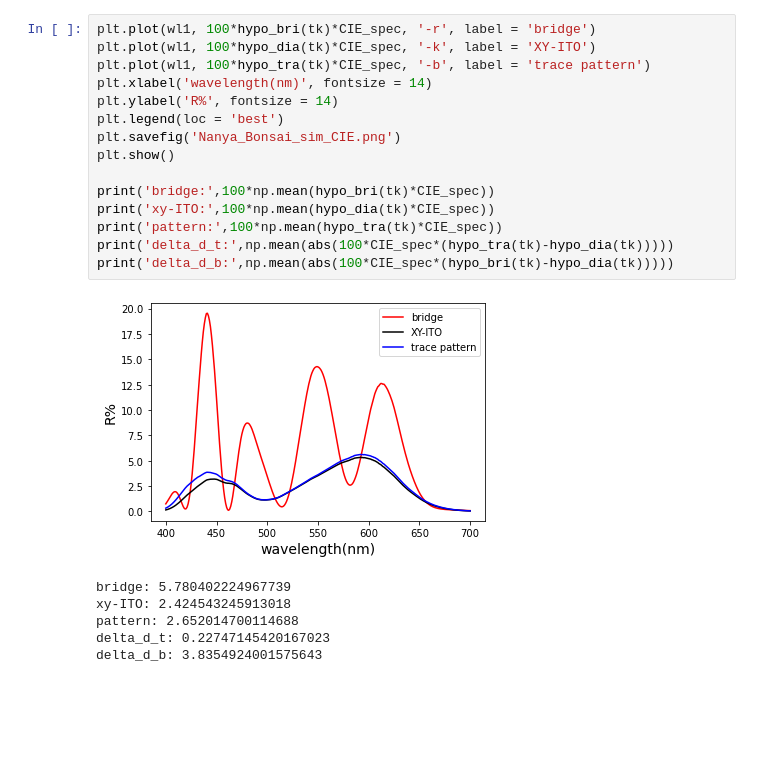
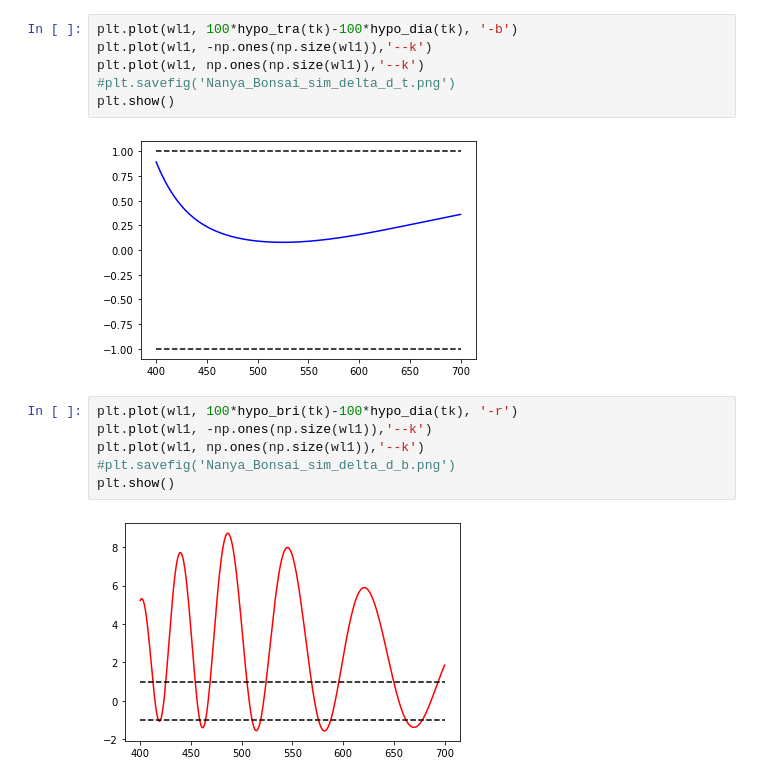
Before and after one commit to Yoway1994/ThinFilm, a Jupyter notebook: Nanya_Bonsai_simulation.ipynb, the cells around one changed output. Saved outputs shown, nothing was run; the diff lists cells and outputs as text; blank space fills up the shorter version.

```diff
--- a/Nanya_Bonsai_simulation.ipynb
+++ b/Nanya_Bonsai_simulation.ipynb
@@ -74,22 +70,16 @@ delta_d_b: 3.0910121043586583
-# %%
-plt.plot(wl1, 100*hypo_bri(tk)*CIE_spec, '-r', label = 'bridge')
-plt.plot(wl1, 100*hypo_dia(tk)*CIE_spec, '-k', label = 'XY-ITO')
-plt.plot(wl1, 100*hypo_tra(tk)*CIE_spec, '-b', label = 'trace pattern')
-plt.xlabel('wavelength(nm)', fontsize = 14)
-plt.ylabel('R%', fontsize = 14)
-plt.legend(loc = 'best')
-plt.savefig('Nanya_Bonsai_sim_CIE.png')
-plt.show()
-
-print('bridge:',100*np.mean(hypo_bri(tk)*CIE_spec))
-print('xy-ITO:',100*np.mean(hypo_dia(tk)*CIE_spec))
-print('pattern:',100*np.mean(hypo_tra(tk)*CIE_spec))
-print('delta_d_t:',np.mean(abs(100*CIE_spec*(hypo_tra(tk)-hypo_dia(tk)))))
-print('delta_d_b:',np.mean(abs(100*CIE_spec*(hypo_bri(tk)-hypo_dia(tk)))))
-# %% [output]
-[figure, removed]
-bridge: 5.780402224967739
-xy-ITO: 2.424543245913018
-pattern: 2.652014700114688
-delta_d_t: 0.22747145420167023
-delta_d_b: 3.8354924001575643
+# %%
+plt.plot(wl1, 100*hypo_tra(tk)-100*hypo_dia(tk), '-b')
+plt.plot(wl1, -np.ones(np.size(wl1)),'--k')
+plt.plot(wl1, np.ones(np.size(wl1)),'--k')
+#plt.savefig('Nanya_Bonsai_sim_delta_d_t.png')
+plt.show()
+# %% [output]
+[figure, added]
+# %%
+plt.plot(wl1, 100*hypo_bri(tk)-100*hypo_dia(tk), '-r')
+plt.plot(wl1, -np.ones(np.size(wl1)),'--k')
+plt.plot(wl1, np.ones(np.size(wl1)),'--k')
+#plt.savefig('Nanya_Bonsai_sim_delta_d_b.png')
+plt.show()
+# %% [output]
+[figure, added]
```
Also changed, not shown: parts of 4 cells of this notebook, 44 other files.
